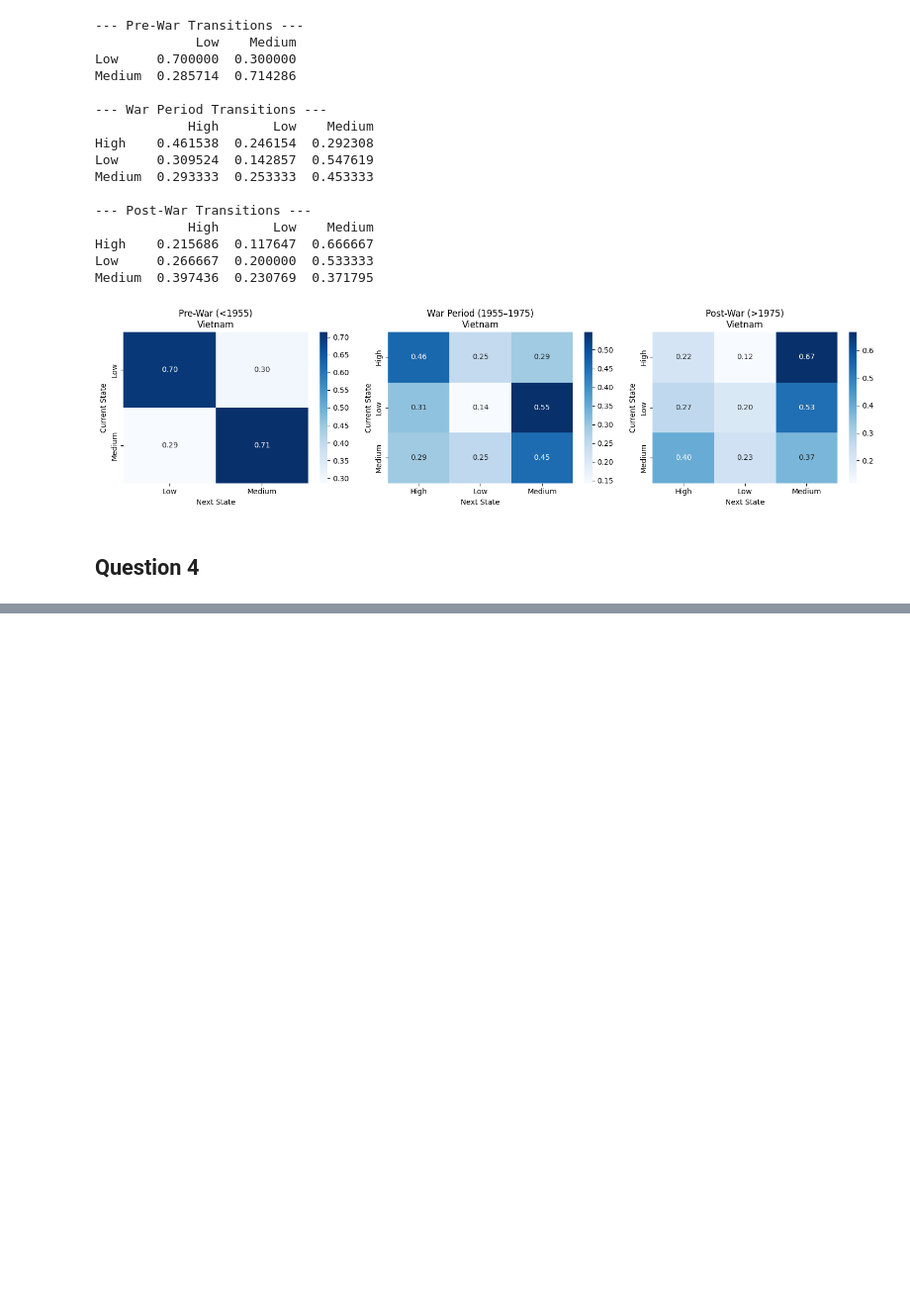
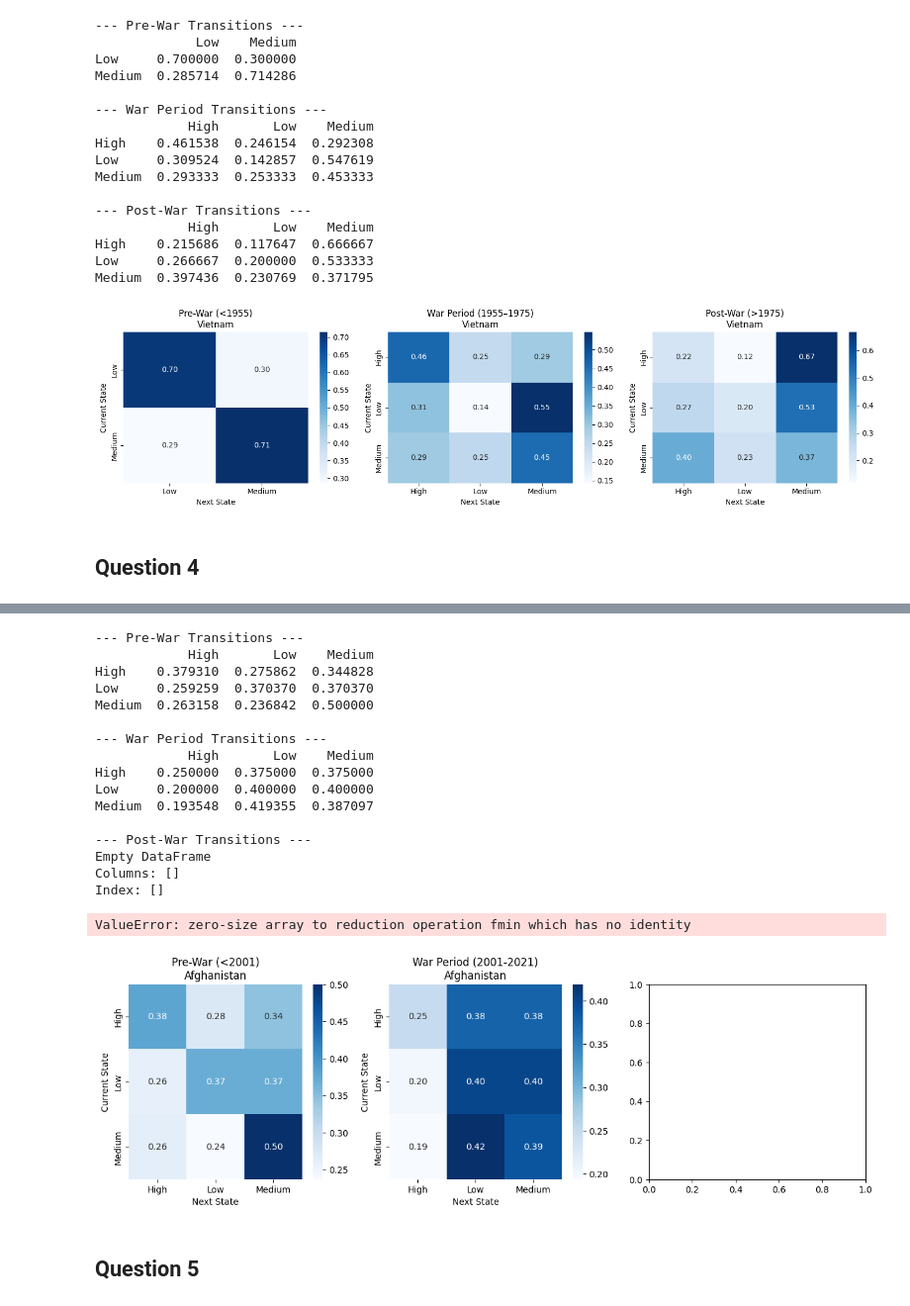
Before and after one commit to Maodougie25/SIPRI-Arms-Trade-Group-Project--, a Jupyter notebook: project_1.ipynb, the cells around one changed output, grey strips where cells are left out. Shown: that part at 99% size. Cells and saved outputs as stored; diff of their text form; code cells hidden in the pictures; blank space fills up the shorter version.

Commit message:
Question 4

```diff
--- a/project_1.ipynb
+++ b/project_1.ipynb
@@ -274,0 +467,60 @@ Medium  0.397436  0.230769  0.371795
+# %%
+pre_war2 = (markov_data["Year of order"] <= 2000)
+war2 = (markov_data["Year of order"].between(2001, 2021))
+post_war2 = (markov_data["Year of order"] >= 2022)
+
+country2 = "Afghanistan"
+
+
+df_afghan = markov_data[markov_data["Recipient"] == country2]
+
+pre2 = df_afghan[pre_war2 & (markov_data["Recipient"] == country2)].sort_values("Year of order")
+during2 = df_afghan[war2 & (markov_data["Recipient"] == country2)].sort_values("Year of order")
+post2 = df_afghan[post_war2 & (markov_data["Recipient"] == country2)].sort_values("Year of order")
+
+
+tm_pre2 = transition_matrix(pre2["Support"])
+tm_during2 = transition_matrix(during2["Support"])
+tm_post2 = transition_matrix(post2["Support"])
+
+
+print("\n--- Pre-War Transitions ---")
+print(tm_pre2)
+print("\n--- War Period Transitions ---")
+print(tm_during2)
+print("\n--- Post-War Transitions ---")
+print(tm_post2)
+
+
+fig, axes = plt.subplots(1, 3, figsize=(15, 4))
+
+for ax, tm, title in zip(axes, [tm_pre2, tm_during2, tm_post2],
+                         ["Pre-War (<2001)", "War Period (2001-2021)", "Post-War (>2021)"]):
+    sns.heatmap(tm, annot=True, cmap="Blues", fmt=".2f", ax=ax)
+    ax.set_title(f"{title}\n{country2}")
+    ax.set_xlabel("Next State")
+    ax.set_ylabel("Current State")
+
+plt.tight_layout()
+plt.show()
+# %% [output]
+--- Pre-War Transitions ---
+            High       Low    Medium
+High    0.379310  0.275862  0.344828
+Low     0.259259  0.370370  0.370370
+Medium  0.263158  0.236842  0.500000
+
+--- War Period Transitions ---
+            High       Low    Medium
+High    0.250000  0.375000  0.375000
+Low     0.200000  0.400000  0.400000
+Medium  0.193548  0.419355  0.387097
+
+--- Post-War Transitions ---
+Empty DataFrame
+Columns: []
+Index: []
+ValueError: zero-size array to reduction operation fmin which has no identity
+[figure, added]
+# %% [markdown]
+## Question 5
```
Also changed, not shown: parts of 9 cells of this notebook.
